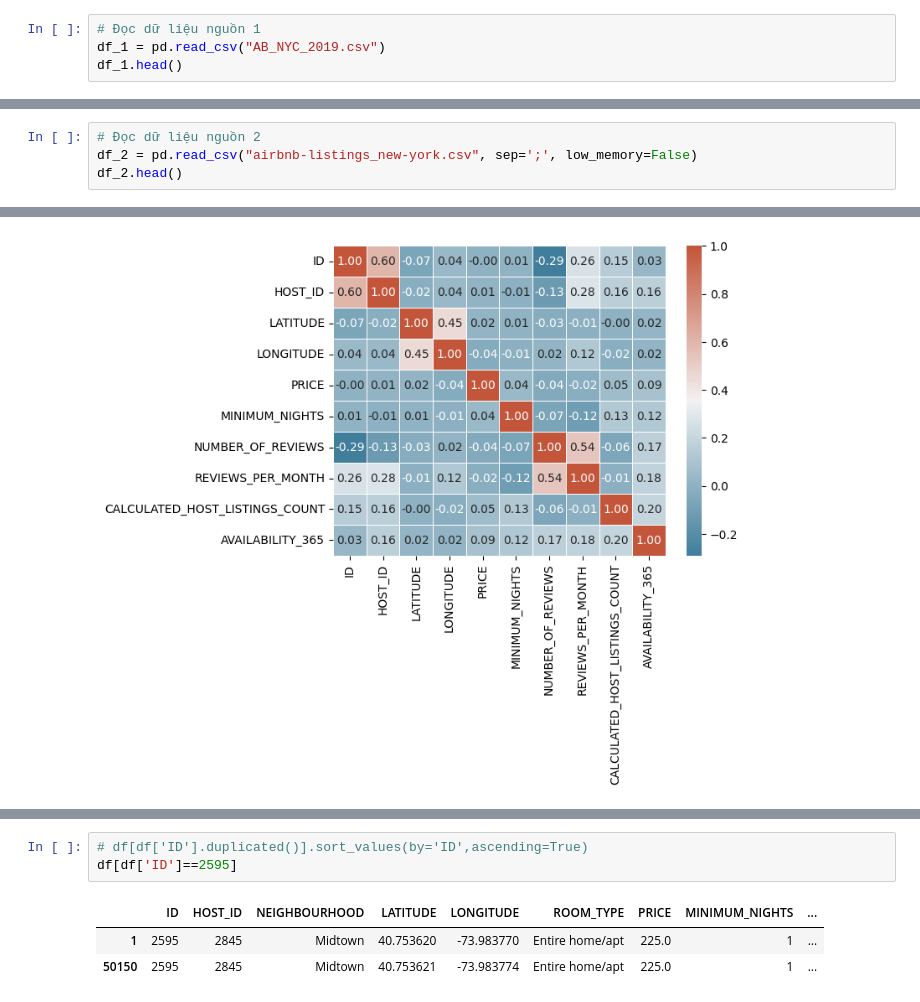
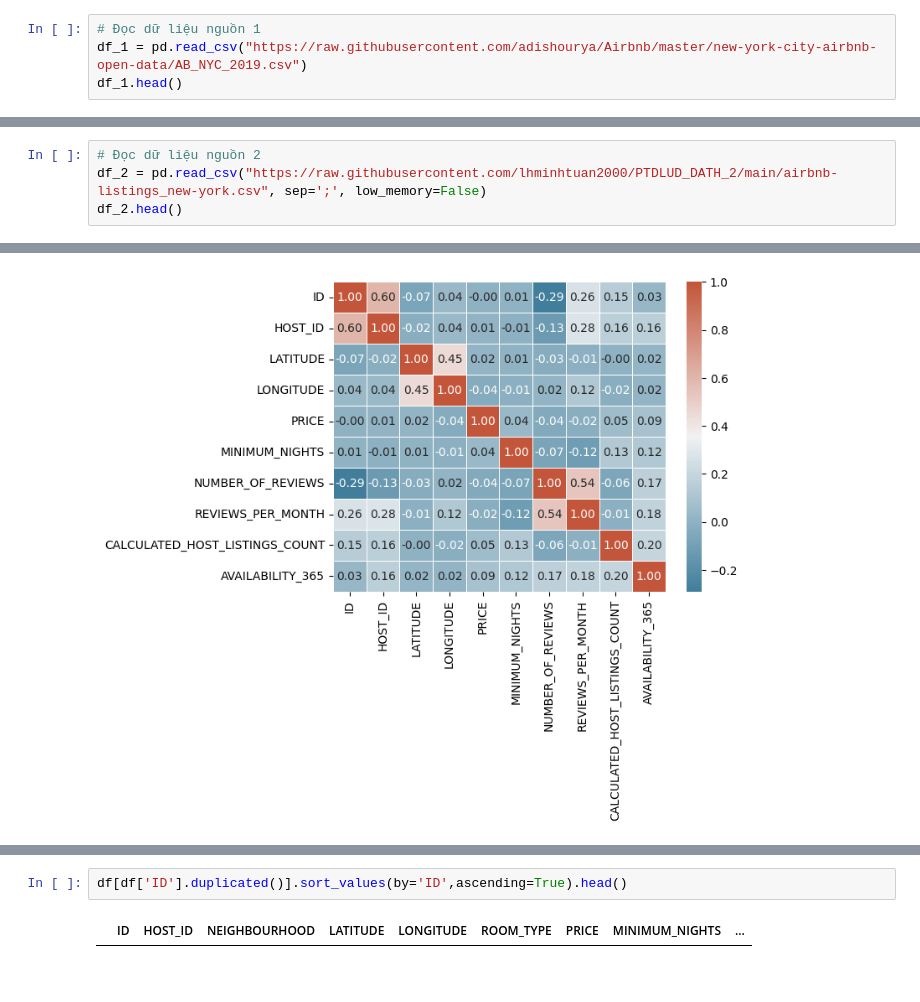
Before and after one commit to lhminhtuan2000/PTDLUD_DATH_2, a Jupyter notebook: PTDLUD_3_DATH_2.ipynb, the cells around one changed output, grey strips where cells are left out. Cells and saved outputs as stored; diff of their text form.

Commit message:
Revert "Add data file"
This reverts commit 592d9b3dde5f114529f4f54b772385d932a403d0 [formerly ba1cdef3a25366ced5b62dec2e73de187f559418].


Former-commit-id: 299ac7a12101d69b9c7a9e2ae2b199c8fa834dd6

```diff
--- a/PTDLUD_3_DATH_2.ipynb
+++ b/PTDLUD_3_DATH_2.ipynb
@@ -20,7 +20,7 @@ warnings.filterwarnings("ignore")
 # EDA
 # %%
 # Đọc dữ liệu nguồn 1
-df_1 = pd.read_csv("AB_NYC_2019.csv")
+df_1 = pd.read_csv("https://raw.githubusercontent.com/adishourya/Airbnb/master/new-york-city-airbnb-open-data/AB_NYC_2019.csv")
 df_1.head()
 # %% [output]
 |  | id | name | host_id | host_name | neighbourhood_group | neighbourhood | latitude | longitude | ... |
@@ -31,7 +31,7 @@ df_1.head()
 | 4 | 5022 | Entire Apt: Spacious Studio/Loft ... | 7192 | Laura | Manhattan | East Harlem | 40.79851 | -73.94399 | ... |
 # %%
 # Đọc dữ liệu nguồn 2
-df_2 = pd.read_csv("airbnb-listings_new-york.csv", sep=';', low_memory=False)
+df_2 = pd.read_csv("https://raw.githubusercontent.com/lhminhtuan2000/PTDLUD_DATH_2/main/airbnb-listings_new-york.csv", sep=';', low_memory=False)
 df_2.head()
 # %% [output]
 |  | ID | Listing Url | Scrape ID | Last Scraped | Name | Summary | Space | Description | ... |
@@ -145,9 +145,6 @@ corr[corr > 0.3]
 | CALCULATED_HOST_LISTINGS_COUNT | NaN | NaN | NaN | NaN | NaN | NaN | NaN | NaN | ... |
 | AVAILABILITY_365 | NaN | NaN | NaN | NaN | NaN | NaN | NaN | NaN | ... |
 # %%
-# df[df['ID'].duplicated()].sort_values(by='ID',ascending=True)
-df[df['ID']==2595]
+df[df['ID'].duplicated()].sort_values(by='ID',ascending=True).head()
 # %% [output]
 |  | ID | HOST_ID | NEIGHBOURHOOD | LATITUDE | LONGITUDE | ROOM_TYPE | PRICE | MINIMUM_NIGHTS | ... |
-| 1 | 2595 | 2845 | Midtown | 40.753620 | -73.983770 | Entire home/apt | 225.0 | 1 | ... |
-| 50150 | 2595 | 2845 | Midtown | 40.753621 | -73.983774 | Entire home/apt | 225.0 | 1 | ... |
```
Also changed, not shown: parts of 1 cell of this notebook, 6 other files.
